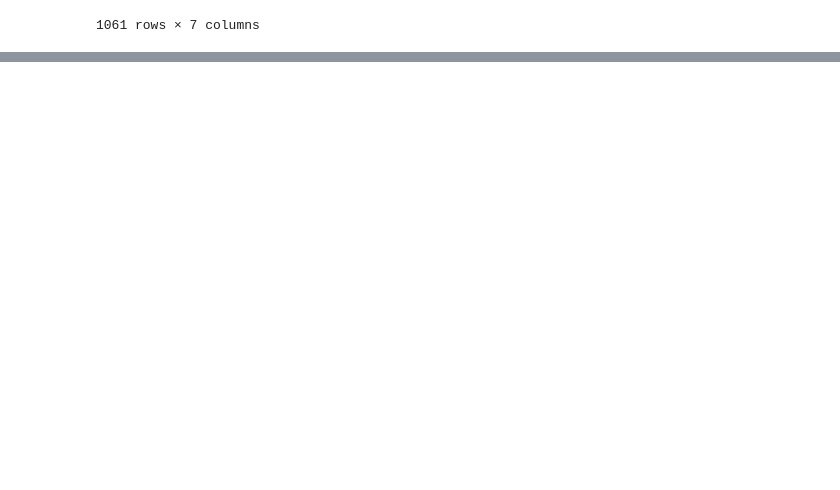
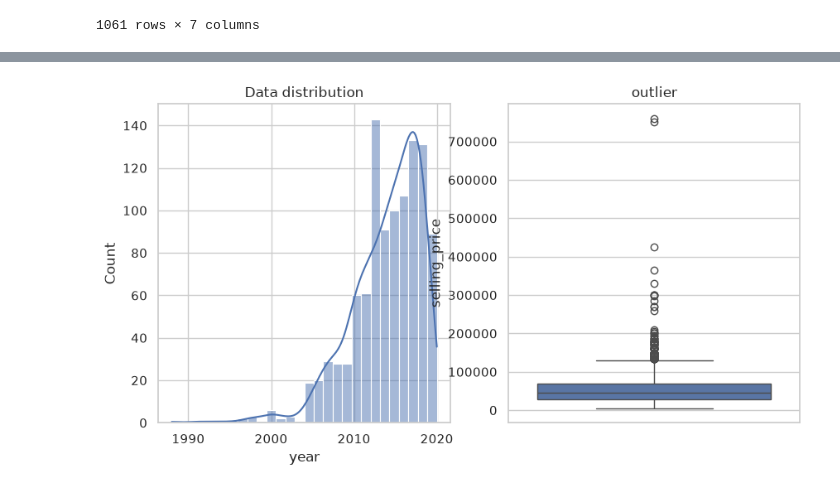
Before and after one commit to oscanx/Machine-Learning-zoomcamp-homework, a Jupyter notebook: motorcycle.ipynb, the cells around one changed output, grey strips where cells are left out. Cells and saved outputs as stored; diff of their text form; code cells hidden in the pictures; blank space fills up the shorter version.

```diff
--- a/motorcycle.ipynb
+++ b/motorcycle.ipynb
@@ -47,0 +69,14 @@ max    760000.000000  2020.000000  880000.000000       1.278000e+06
+# %%
+#visualizing the distribution and checking for outliers
+sns.set_theme(style ="whitegrid") #setting visual style
+plt.figure(figsize = (10, 5))
+plt.subplot(1,2,1)
+sns.histplot(data = df, x = 'year',kde =True)
+plt.title ('Data distribution')
+
+plt.subplot(1,2,2)
+sns.boxplot(data = df, y = 'selling_price')
+plt.title('outlier')
+plt.show()
+# %% [output]
+[figure, added]
```
Also changed, not shown: parts of 3 cells of this notebook.
